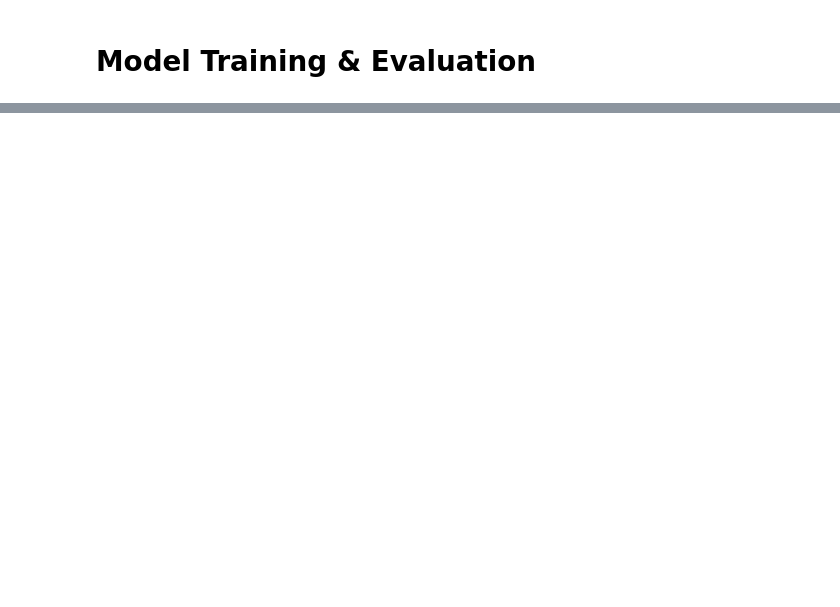
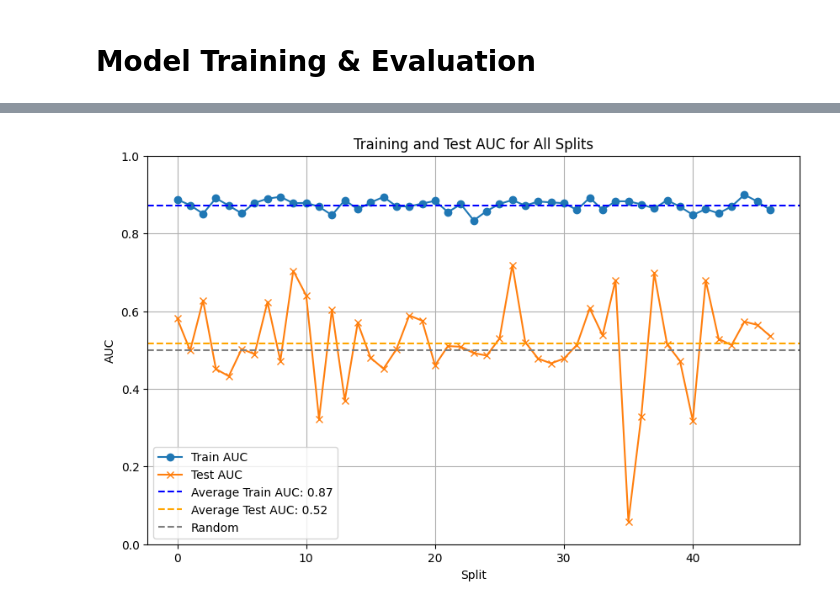
Before and after one commit to SteinPanyu/IndependentReproducibility, a Jupyter notebook: Single_Task_learning.ipynb, the cells around one changed output, grey strips where cells are left out. Saved outputs shown, nothing was run; the diff lists cells and outputs as text; code cells hidden in the pictures; blank space fills up the shorter version.

```diff
--- a/Single_Task_learning.ipynb
+++ b/Single_Task_learning.ipynb
@@ -1189,0 +817,27 @@ start training & evaluation for P53
+# %%
+import matplotlib.pyplot as plt
+
+# Calculate the average values for training and test AUCs
+avg_train_auc = sum(train_aucs) / len(train_aucs)
+avg_test_auc = sum(test_aucs) / len(test_aucs)
+
+plt.figure(figsize=(10, 6))
+plt.plot(train_aucs, label="Train AUC", marker='o')
+plt.plot(test_aucs, label="Test AUC", marker='x')
+
+# Add average lines for Train and Test AUCs
+plt.axhline(y=avg_train_auc, color='blue', linestyle='--', label=f"Average Train AUC: {avg_train_auc:.2f}")
+plt.axhline(y=avg_test_auc, color='orange', linestyle='--', label=f"Average Test AUC: {avg_test_auc:.2f}")
+
+# Line for random
+plt.axhline(y=0.5, color='gray', linestyle='--', label="Random")
+
+plt.xlabel('Split')
+plt.ylabel('AUC')
+plt.title('Training and Test AUC for All Splits')
+plt.legend()
+plt.grid(True)
+plt.ylim([0, 1])
+plt.show()
+# %% [output]
+[figure, added]
```
Also changed, not shown: parts of 38 cells of this notebook, 4 other files.
